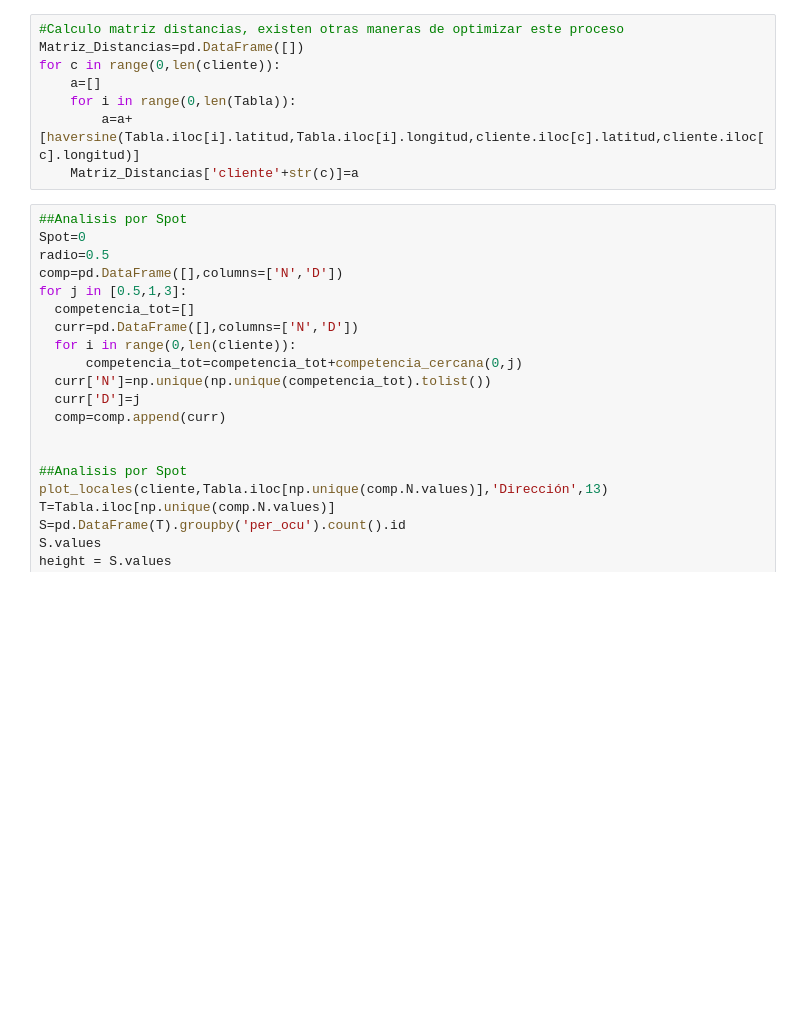
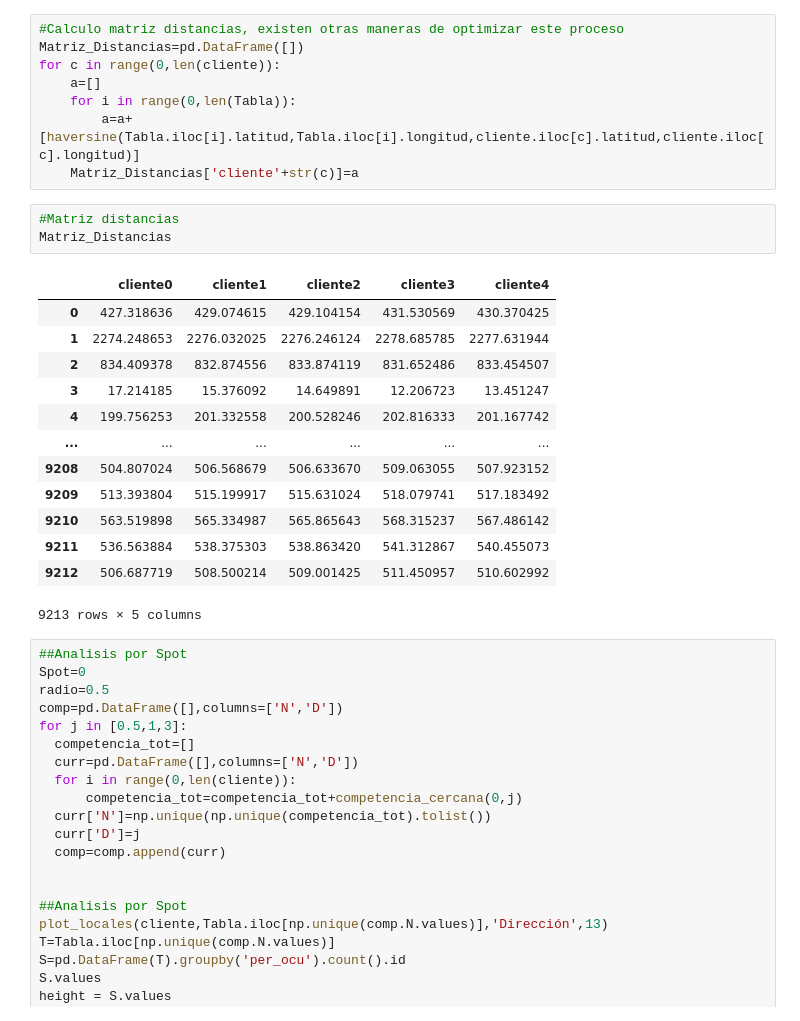
Before and after one commit to sightes/DESAFIOS, a Jupyter notebook: Spot2.ipynb, the cells around one changed output. Cells and saved outputs as stored; diff of their text form; blank space fills up the shorter version.

```diff
--- a/Spot2.ipynb
+++ b/Spot2.ipynb
@@ -126,6 +181,23 @@ for c in range(0,len(cliente)):
     for i in range(0,len(Tabla)):
         a=a+[haversine(Tabla.iloc[i].latitud,Tabla.iloc[i].longitud,cliente.iloc[c].latitud,cliente.iloc[c].longitud)]
     Matriz_Distancias['cliente'+str(c)]=a
+# %%
+#Matriz distancias
+Matriz_Distancias
+# %% [output]
+|  | cliente0 | cliente1 | cliente2 | cliente3 | cliente4 |
+| 0 | 427.318636 | 429.074615 | 429.104154 | 431.530569 | 430.370425 |
+| 1 | 2274.248653 | 2276.032025 | 2276.246124 | 2278.685785 | 2277.631944 |
+| 2 | 834.409378 | 832.874556 | 833.874119 | 831.652486 | 833.454507 |
+| 3 | 17.214185 | 15.376092 | 14.649891 | 12.206723 | 13.451247 |
+| 4 | 199.756253 | 201.332558 | 200.528246 | 202.816333 | 201.167742 |
+| ... | ... | ... | ... | ... | ... |
+| 9208 | 504.807024 | 506.568679 | 506.633670 | 509.063055 | 507.923152 |
+| 9209 | 513.393804 | 515.199917 | 515.631024 | 518.079741 | 517.183492 |
+| 9210 | 563.519898 | 565.334987 | 565.865643 | 568.315237 | 567.486142 |
+| 9211 | 536.563884 | 538.375303 | 538.863420 | 541.312867 | 540.455073 |
+| 9212 | 506.687719 | 508.500214 | 509.001425 | 511.450957 | 510.602992 |
+9213 rows × 5 columns
 # %%
 ##Analisis por Spot
 Spot=0
```
Also changed, not shown: parts of 3 cells of this notebook.
